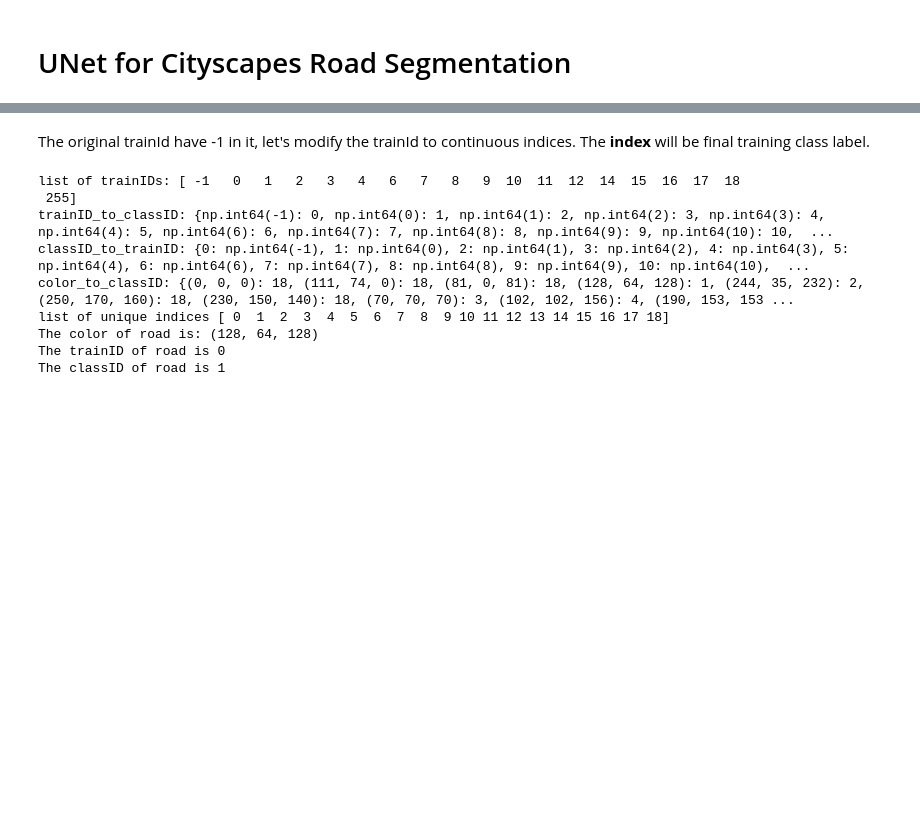
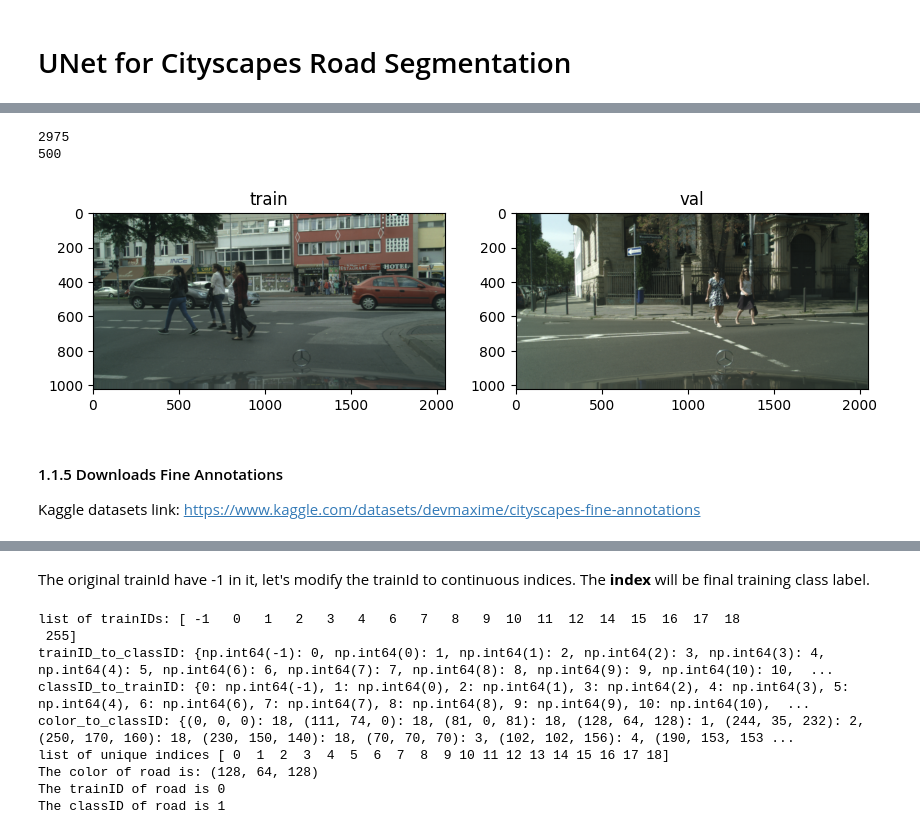
Before and after one commit to WeilongYE/unet-for-cityscapes-road-segmentation, a Jupyter notebook: unet_for_cityscapes_road_segmentation.ipynb, the cells around one changed output, grey strips where cells are left out. Drawn from its saved outputs; the diff is of its cells as text; code cells hidden in the pictures; blank space fills up the shorter version.

```diff
--- a/unet_for_cityscapes_road_segmentation.ipynb
+++ b/unet_for_cityscapes_road_segmentation.ipynb
@@ -59,0 +91,35 @@ Downloading cityscapes-image-pairs.zip to /content
+# %%
+
+train_rgb_dir = os.path.join("cityscapes_data/train/rgb")
+val_rgb_dir = os.path.join("cityscapes_data/val/rgb")
+os.makedirs(train_rgb_dir, exist_ok=True)
+os.makedirs(val_rgb_dir, exist_ok=True)
+
+for file in downloaded_train_rgb_files:
+  dst_filename = os.path.basename(file.replace("_leftImg8bit", ""))
+  shutil.move(file, os.path.join(train_rgb_dir, dst_filename))
+
+for file in downloaded_val_rgb_files:
+  dst_filename = os.path.basename(file.replace("_leftImg8bit", ""))
+  shutil.move(file, os.path.join(val_rgb_dir, dst_filename))
+# %%
+# Check re-orgnized rgb files
+
+train_rgb_files = os.listdir(train_rgb_dir)
+val_rgb_files = os.listdir(val_rgb_dir)
+print(len(train_rgb_files))
+print(len(val_rgb_files))
+
+fig, axis = plt.subplots(1, 2, figsize=(10, 5))
+axis[0].set_title("train")
+axis[0].imshow(Image.open(os.path.join(train_rgb_dir, train_rgb_files[0])))
+axis[1].set_title("val")
+axis[1].imshow(Image.open(os.path.join(val_rgb_dir, val_rgb_files[0])))
+plt.show()
+# %% [output]
+2975
+500
+[figure, added]
+# %% [markdown]
+#### 1.1.5 Downloads Fine Annotations
+Kaggle datasets link: https://www.kaggle.com/datasets/devmaxime/cityscapes-fine-annotations
```
Also changed, not shown: parts of 30 cells of this notebook.
